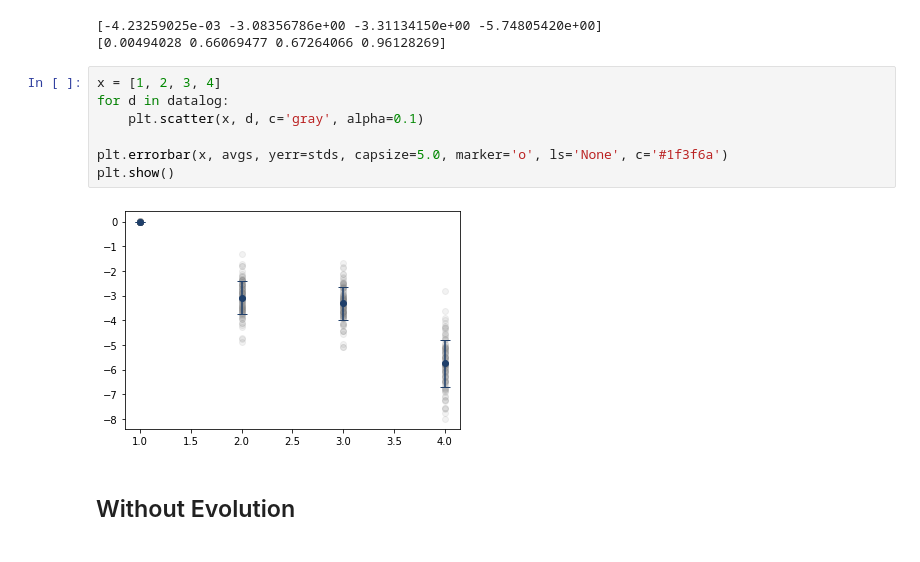
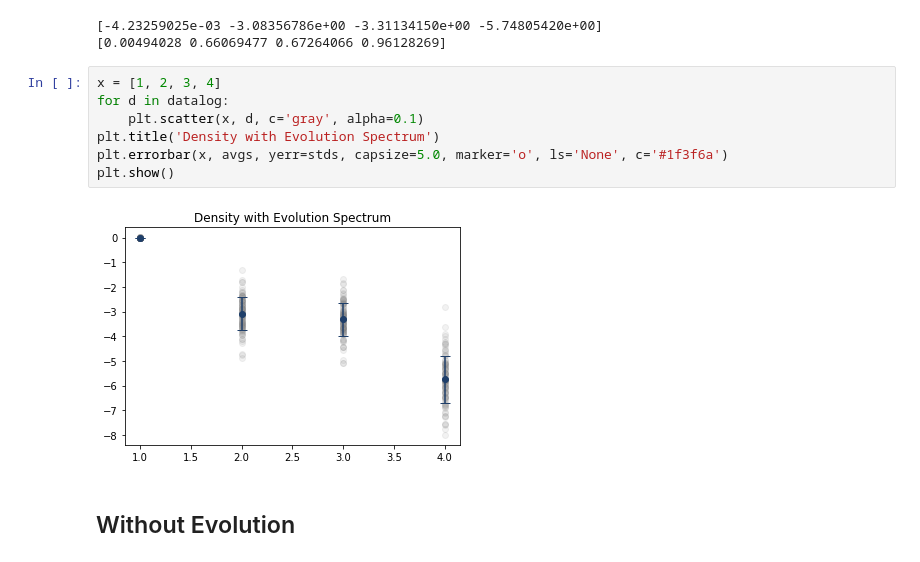
Before and after one commit to vinulw/qdmt, a Jupyter notebook: notebooks/Plotting Singular Values evolved density matrix.ipynb, the cells around one changed output. Cells and saved outputs as stored; diff of their text form.

```diff
--- a/notebooks/Plotting Singular Values evolved density matrix.ipynb
+++ b/notebooks/Plotting Singular Values evolved density matrix.ipynb
@@ -25,12 +29,12 @@ print(stds)
 # %%
 x = [1, 2, 3, 4]
 for d in datalog:
     plt.scatter(x, d, c='gray', alpha=0.1)
-
+plt.title('Density with Evolution Spectrum')
 plt.errorbar(x, avgs, yerr=stds, capsize=5.0, marker='o', ls='None', c='#1f3f6a')
 plt.show()
 # %% [output]
-[figure, old version]
+[figure, new version]
 # %% [markdown]
 ## Without Evolution
 # %%
```
Also changed, not shown: parts of 6 cells of this notebook, 2 other files.
